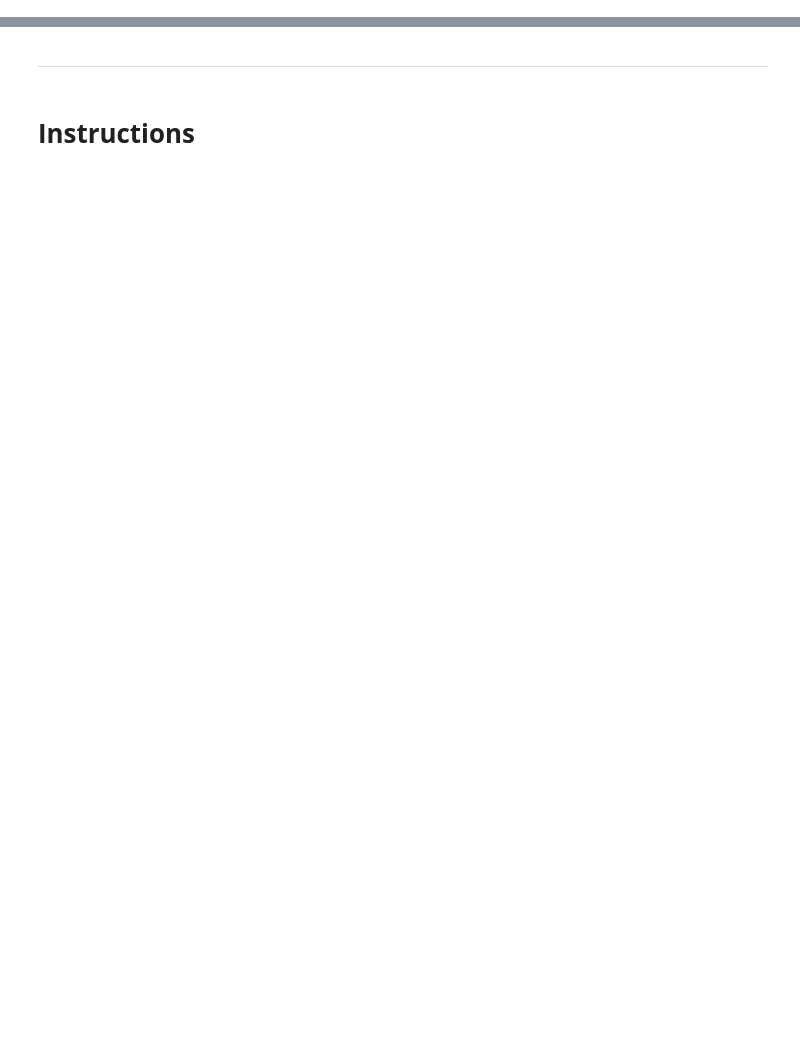
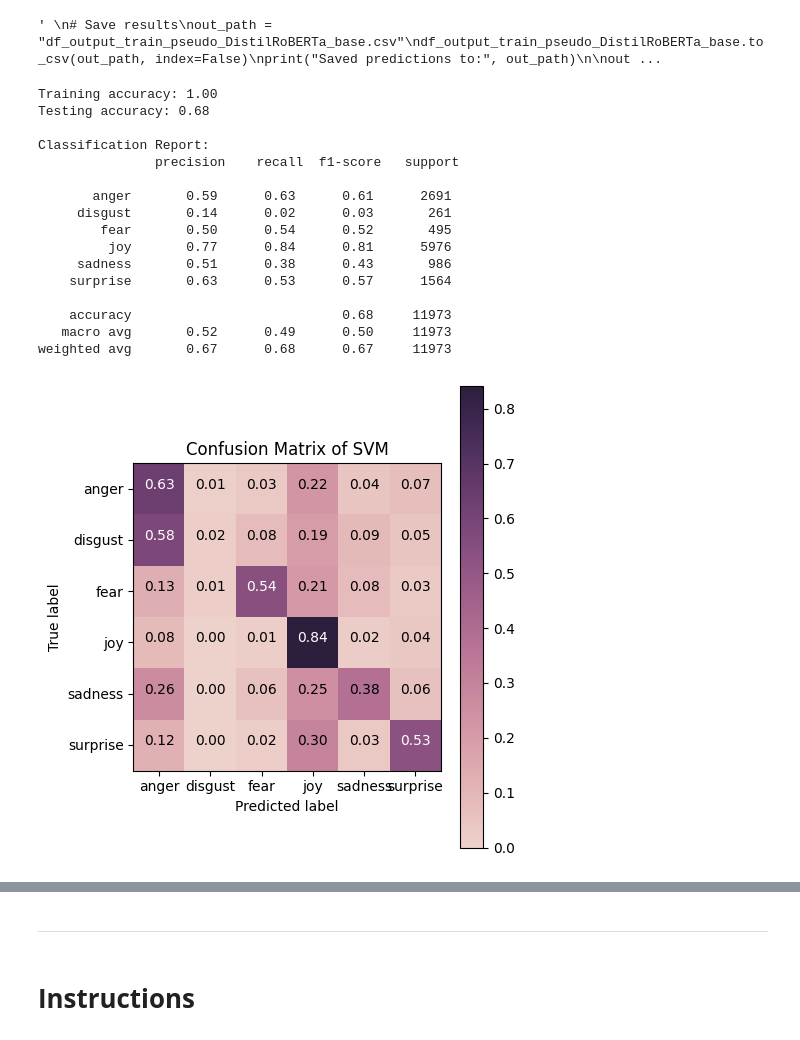
Before and after one commit to huang-chen-wei/DM2025-Lab2-Exercise, a Jupyter notebook: DM2025-Lab2-Homework.ipynb, the cells around one changed output, grey strips where cells are left out. Cells and saved outputs as stored; diff of their text form; code cells hidden in the pictures; blank space fills up the shorter version.

```diff
--- a/DM2025-Lab2-Homework.ipynb
+++ b/DM2025-Lab2-Homework.ipynb
@@ -0,0 +215,17 @@
+# %%
+import pandas as pd
+from sklearn.model_selection import train_test_split
+
+PATH = r"C:\Users\chenw\Class_DataMining\DM2025Labs\DM2025-Lab2-Competition\data\task-emotion-recognition"
+
+# Load data
+train_df = pd.read_csv(f"{PATH}/df_arrange_train.csv")
+test_df  = pd.read_csv(f"{PATH}/df_arrange_test.csv")   # official test, NO labels
+
+# Create pseudo-train / pseudo-test from *labeled* train_df
+train_df_pseudo, test_df_pseudo = train_test_split(
+    train_df,
+    test_size=0.25,                  # 25% of original train as pseudo-test; tweak if you like
+    # stratify=train_df['emotion'],  # keep label distribution similar
+    random_state=10000               # for reproducibility
+)
@@ -0,0 +322,8 @@
+# %%
+X_train_pseudo = train_df_pseudo['text']
+y_train_pseudo = train_df_pseudo['emotion']
+X_test_pseudo   = test_df_pseudo['text']
+y_test_pseudo   = test_df_pseudo['emotion']
+# Check dimension
+print('X_train_pseudo.shape: ', X_train_pseudo.shape); print('y_train_pseudo.shape: ', y_train_pseudo.shape)
+print('X_test_pseudo.shape:   ', X_test_pseudo.shape);   print('y_test_pseudo.shape:   ', y_test_pseudo.shape)
@@ -0,0 +833,43 @@
+# %%
+'''
+# Save results
+out_path = "df_output_train_pseudo_DistilRoBERTa_base.csv"
+df_output_train_pseudo_DistilRoBERTa_base.to_csv(out_path, index=False)
+print("Saved predictions to:", out_path)
+
+out_path = "df_output_test_pseudo_DistilRoBERTa_base.csv"
+df_output_test_pseudo_DistilRoBERTa_base.to_csv(out_path, index=False)
+print("Saved predictions to:", out_path)
+'''
+# %% [output]
+' \n# Save results\nout_path = "df_output_train_pseudo_DistilRoBERTa_base.csv"\ndf_output_train_pseudo_DistilRoBERTa_base.to_csv(out_path, index=False)\nprint("Saved predictions to:", out_path)\n\nout ...
+# %%
+# Notice that I move the file to "result" folder
+
+PATH_result = PATH_result = r'C:\Users\chenw\Class_DataMining\DM2025Labs\DM2025-Lab2-Exercise\results\task-emotion-recognition'
+
+df_output_train_pseudo_DistilRoBERTa_base = pd.read_csv(f"{PATH_result}/df_output_test_pseudo_DistilRoBERTa_base.csv")
+df_output_test_pseudo_DistilRoBERTa_base = pd.read_csv(f"{PATH_result}/df_output_test_pseudo_DistilRoBERTa_base.csv")
+y_train_pred_distilroberta_base = df_output_train_pseudo_DistilRoBERTa_base["pred_label"].to_numpy()
+y_test_pred_distilroberta_base = df_output_test_pseudo_DistilRoBERTa_base["pred_label"].to_numpy()
+# %%
+class_names = ['anger', 'disgust', 'fear', 'joy', 'sadness', 'surprise']
+evaluate_classifier(y_train_pred_distilroberta_base, y_test_pred_distilroberta_base, y_test_pseudo, y_test_pred_distilroberta_base, class_names=class_names, title="Confusion Matrix of SVM")
+# %% [output]
+Training accuracy: 1.00
+Testing accuracy: 0.68
+
+Classification Report:
+               precision    recall  f1-score   support
+
+       anger       0.59      0.63      0.61      2691
+     disgust       0.14      0.02      0.03       261
+        fear       0.50      0.54      0.52       495
+         joy       0.77      0.84      0.81      5976
+     sadness       0.51      0.38      0.43       986
+    surprise       0.63      0.53      0.57      1564
+
+    accuracy                           0.68     11973
+   macro avg       0.52      0.49      0.50     11973
+weighted avg       0.67      0.68      0.67     11973
+[figure, added]
```
Also changed, not shown: parts of 64 cells of this notebook, 17 other files.
